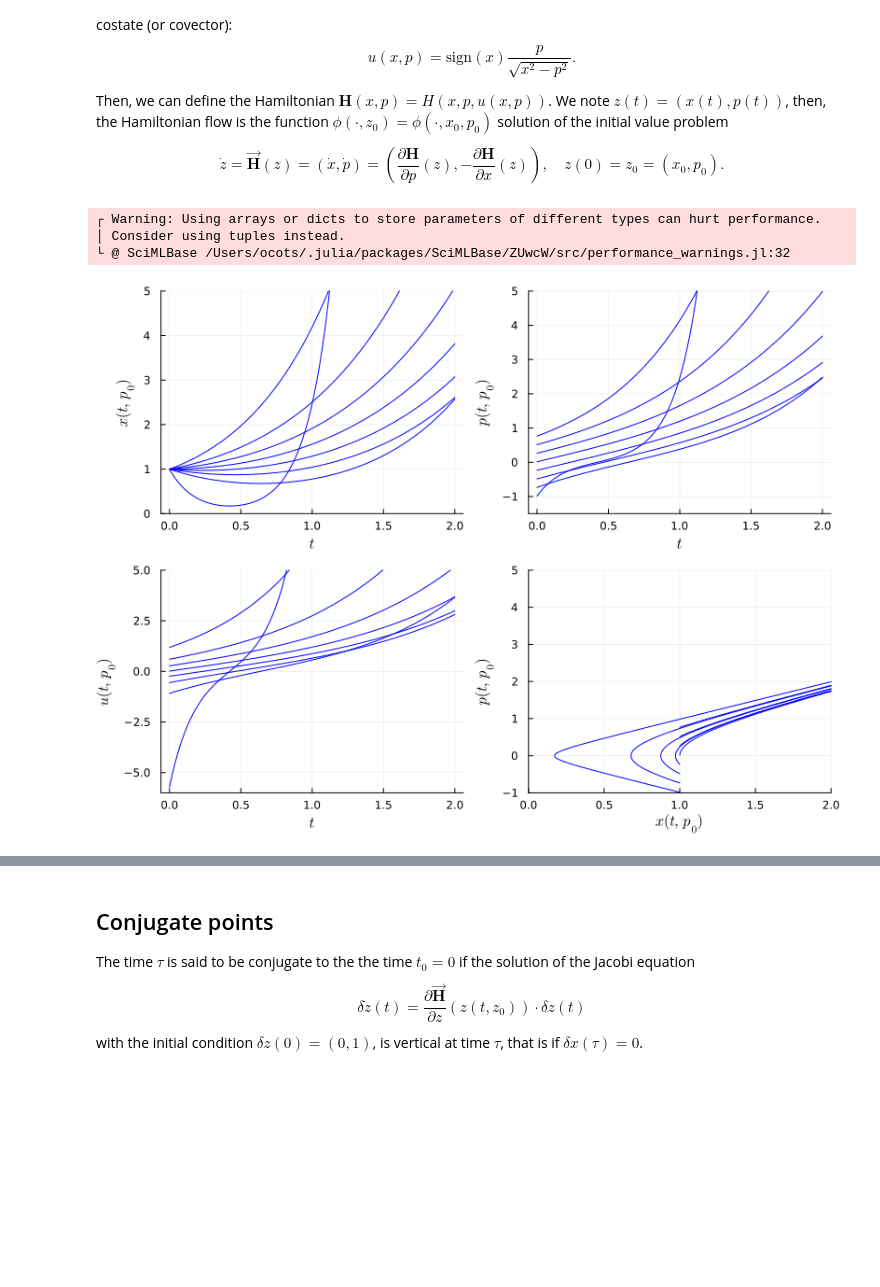
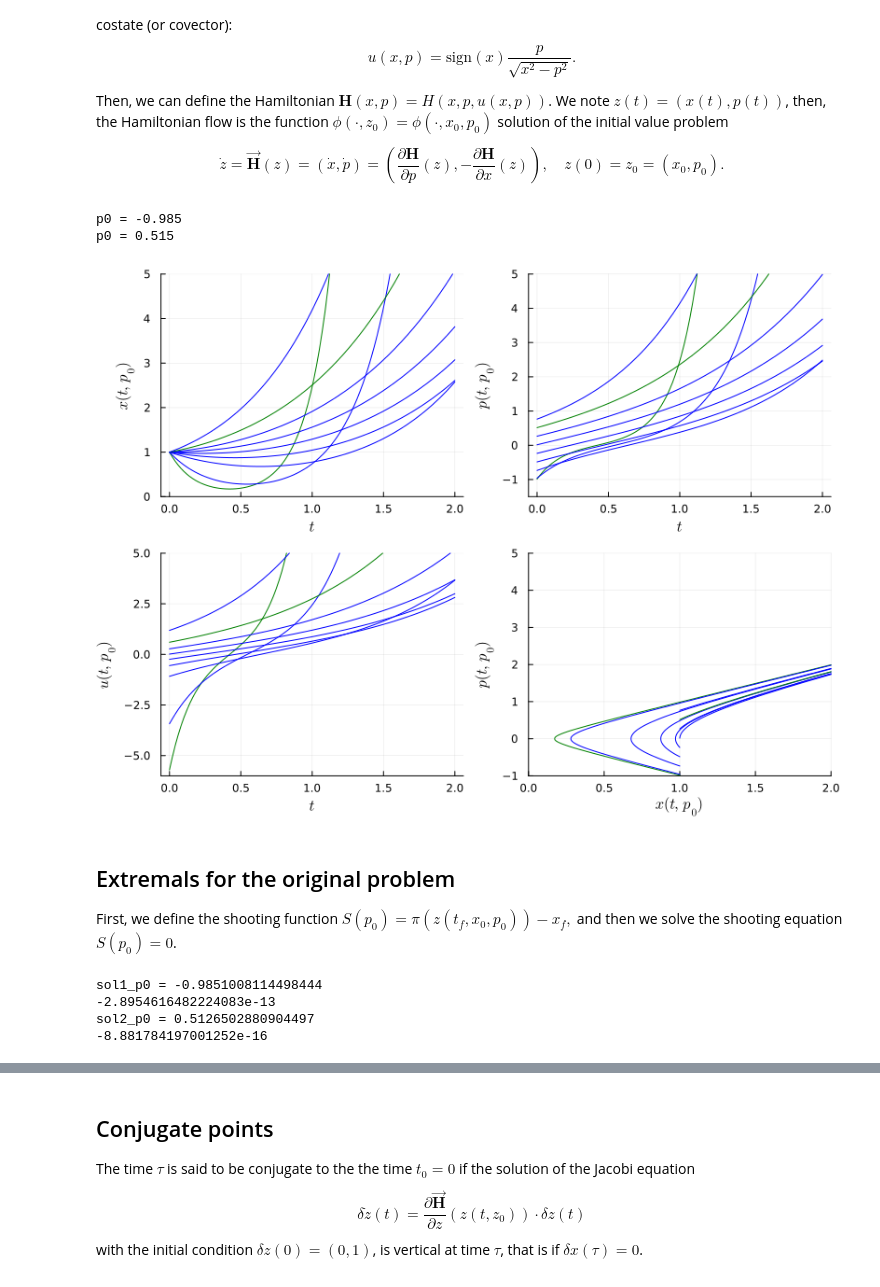
Before and after one commit to control-toolbox/Kupka, a Jupyter notebook: min-area.ipynb, the cells around one changed output, grey strips where cells are left out. Saved outputs shown, nothing was run; the diff lists cells and outputs as text; code cells hidden in the pictures; blank space fills up the shorter version.

```diff
--- a/min-area.ipynb
+++ b/min-area.ipynb
@@ -87,42 +85,81 @@ u(x, p) = sign(x) * p / sqrt(x^2-p^2)
 ocp_flow = Flow(ocp, u, reltol=1e-10, abstol=1e-10);
 # %%
 # Compute flows for different values of the initial costate p_0
-p0s = -0.985:0.25:0.98      # interval of p_0
+p0_temp = -0.985:0.25:0.98      # interval of p_0
+p0s = [p0_temp[1], -0.96] #, -0.9]
+append!(p0s,p0_temp[2:end])
 N = 100
+tf = 2
 tspan = range(t0, tf, N)    # time interval
 plt_x = plot()              # plot of the state x(t)
 plt_p = plot()              # plot of the costate p(t)
 plt_u = plot()              # plot of the control u(t)
 plt_phase = plot()          # plot (x, p)
 color_trajectory = :blue
+color_trajectory2 = :green
 
-for p0 in p0s # plot for each p_0 in p0s
+for i in 1:length(p0s) # plot for each p_0 in p0s
+    p0 = p0s[i]
 
     flow_p0 = ocp_flow((t0, tf), x0, p0, saveat=tspan)
 
     T = tspan
     Z = flow_p0.(tspan)
     X = [Z[i][1] for i in 1:N]
     P = [Z[i][2] for i in 1:N]
-
-    plot!(plt_x, T, X, color=color_trajectory)
-    plot!(plt_p, T, P, color=color_trajectory)
-    plot!(plt_u, T, u.(X, P), color=color_trajectory)
-    plot!(plt_phase, X, P, color=color_trajectory)
+    if i==1 || i==length(p0s)-1
+        println("p0 = ", p0)
+        plot!(plt_x, T, X, color=color_trajectory2)
+        plot!(plt_p, T, P, color=color_trajectory2)
+        plot!(plt_u, T, u.(X, P), color=color_trajectory2)
+        plot!(plt_phase, X, P, color=color_trajectory2)
+    else
+        plot!(plt_x, T, X, color=color_trajectory)
+        plot!(plt_p, T, P, color=color_trajectory)
+        plot!(plt_u, T, u.(X, P), color=color_trajectory)
+        plot!(plt_phase, X, P, color=color_trajectory)
+    end
 
 end
 
 # Plots
 plot!(plt_x, xlabel=L"t", ylabel=L"x(t,p_0)", legend=false, ylims=(0.,5.))
 plot!(plt_p, xlabel=L"t", ylabel=L"p(t,p_0)", legend=false, ylims=(-1.5,5.))
 plot!(plt_u, xlabel=L"t", ylabel=L"u(t,p_0)", legend=false, ylims=(-6.,5.))
 plot!(plt_phase, xlabel=L"x(t,p_0)", ylabel=L"p(t,p_0)", legend=false, xlims=(0.,2.), ylims=(-1.,5.))
 
 fig1_example1 = plot(plt_x, plt_p, plt_u, plt_phase, layout=(2,2), size=(800,600))
 Plots.pdf(fig1_example1, "./fig-example1/fig1_example1.pdf")
 plot(fig1_example1)
 # %% [output]
-┌ Warning: Using arrays or dicts to store parameters of different types can hurt performance.
-│ Consider using tuples instead.
-└ @ SciMLBase /Users/ocots/.julia/packages/SciMLBase/ZUwcW/src/performance_warnings.jl:32
+p0 = -0.985
+p0 = 0.515
-[figure, old version]
+[figure, new version]
+# %% [markdown]
+## Extremals for the original problem
+First, we define the  shooting function
+$ S({p_0}) = \pi(z(t_f,x_0,{p_0})) - x_f,$
+and then we solve the shooting equation $S(p_0)=0$.
+# %%
+# Shooting function
+π((x, p)) = x
+
+tf = 1
+xf = 2.5
+S(p0) = (π ∘ ocp_flow)(t0, x0, p0, tf) - xf
+
+# Solve the shooting equation
+p0 = -0.985
+sol1_p0 = Roots.find_zero(S, (-0.99, -0.97))
+println("sol1_p0 = ", sol1_p0)
+println(S(sol1_p0))
+
+p0 = 0.515
+sol2_p0 = Roots.find_zero(S, (0.5, 0.6))
+println("sol2_p0 = ", sol2_p0)
+println(S(sol2_p0))
+# %% [output]
+sol1_p0 = -0.9851008114498444
+-2.8954616482224083e-13
+sol2_p0 = 0.5126502880904497
+-8.881784197001252e-16
```
Also changed, not shown: parts of 9 cells of this notebook, 6 other files.
